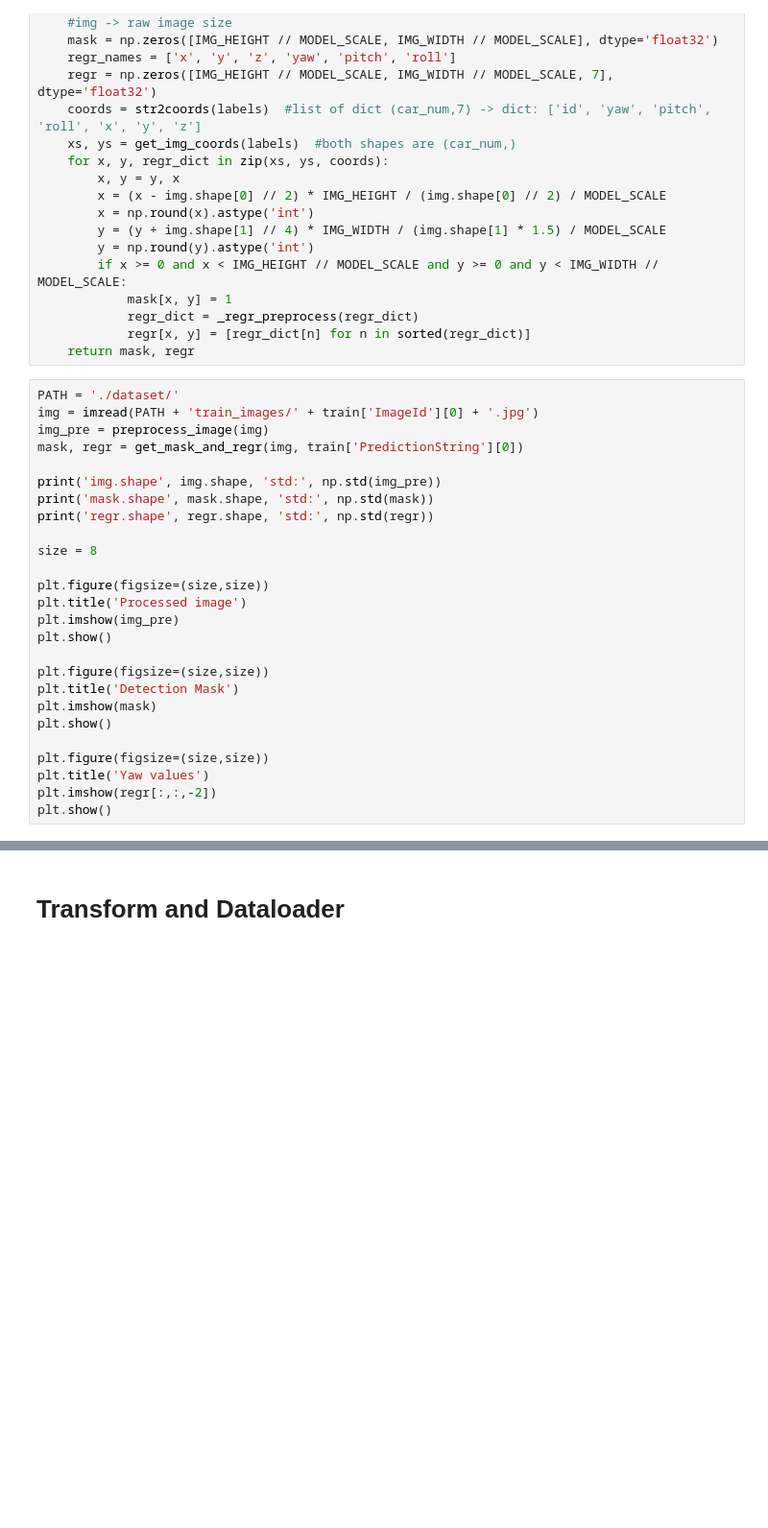
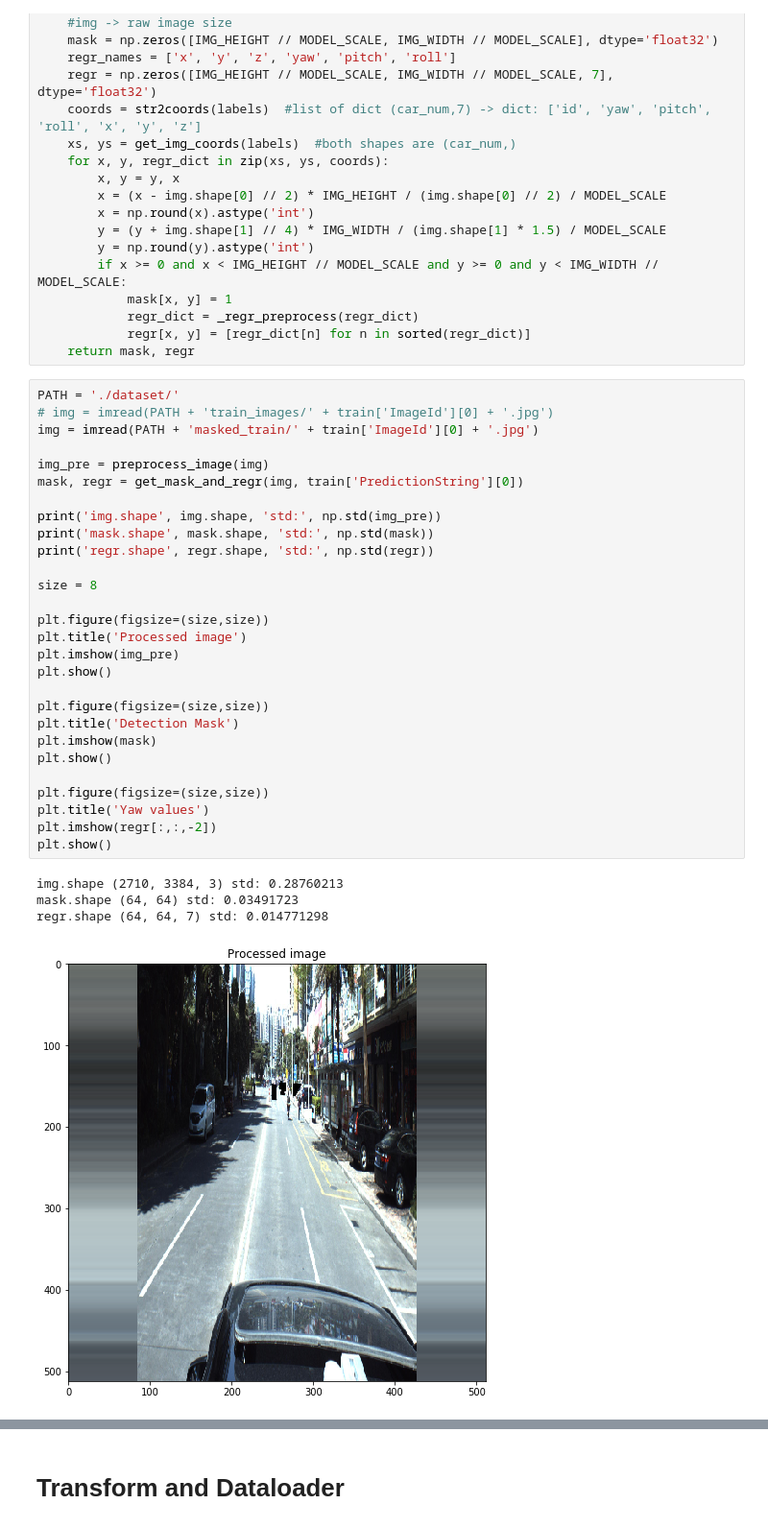
Before and after one commit to ccchang1023/ADAS_Pose_Estimation, a Jupyter notebook: PoseEstimate_rescenter.ipynb, the cells around one changed output, grey strips where cells are left out. Shown at 96% size. Cells and saved outputs as stored; diff of their text form; blank space fills up the shorter version.

```diff
--- a/PoseEstimate_rescenter.ipynb
+++ b/PoseEstimate_rescenter.ipynb
@@ -285,27 +285,34 @@ def get_mask_and_regr(img, labels):
     return mask, regr
 # %%
 PATH = './dataset/'
-img = imread(PATH + 'train_images/' + train['ImageId'][0] + '.jpg')
+# img = imread(PATH + 'train_images/' + train['ImageId'][0] + '.jpg')
+img = imread(PATH + 'masked_train/' + train['ImageId'][0] + '.jpg')
+
 img_pre = preprocess_image(img)
 mask, regr = get_mask_and_regr(img, train['PredictionString'][0])
 
 print('img.shape', img.shape, 'std:', np.std(img_pre))
 print('mask.shape', mask.shape, 'std:', np.std(mask))
 print('regr.shape', regr.shape, 'std:', np.std(regr))
 
 size = 8
 
 plt.figure(figsize=(size,size))
 plt.title('Processed image')
 plt.imshow(img_pre)
 plt.show()
 
 plt.figure(figsize=(size,size))
 plt.title('Detection Mask')
 plt.imshow(mask)
 plt.show()
 
 plt.figure(figsize=(size,size))
 plt.title('Yaw values')
 plt.imshow(regr[:,:,-2])
 plt.show()
+# %% [output]
+img.shape (2710, 3384, 3) std: 0.28760213
+mask.shape (64, 64) std: 0.03491723
+regr.shape (64, 64, 7) std: 0.014771298
+[figure, added]
```
Also changed, not shown: parts of 6 cells of this notebook, 1 other file.
